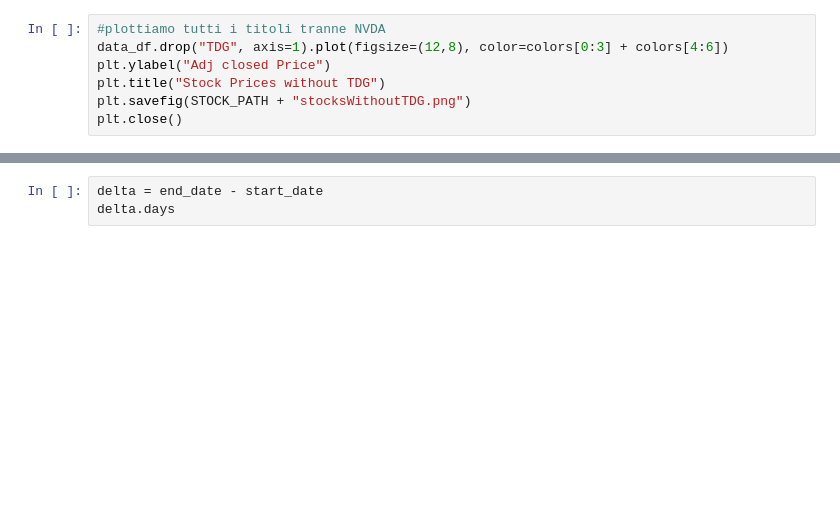
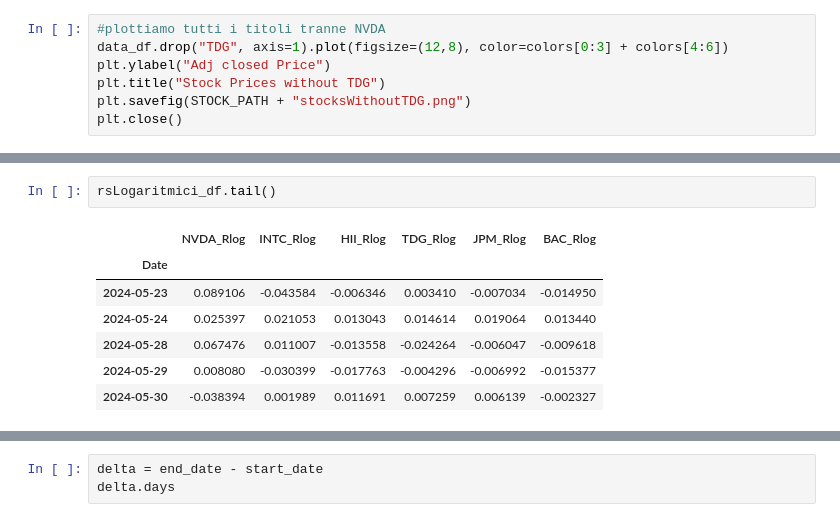
Before and after one commit to IlRickIs/BISF-project, a Jupyter notebook: project.ipynb, the cells around one changed output, grey strips where cells are left out. Drawn from its saved outputs; the diff is of its cells as text; blank space fills up the shorter version.

```diff
--- a/project.ipynb
+++ b/project.ipynb
@@ -128,3 +132,13 @@ rsLogaritmici_df.head()
+# %%
+rsLogaritmici_df.tail()
+# %% [output]
+|  | NVDA_Rlog | INTC_Rlog | HII_Rlog | TDG_Rlog | JPM_Rlog | BAC_Rlog |
+| Date |  |  |  |  |  |  |
+| 2024-05-23 | 0.089106 | -0.043584 | -0.006346 | 0.003410 | -0.007034 | -0.014950 |
+| 2024-05-24 | 0.025397 | 0.021053 | 0.013043 | 0.014614 | 0.019064 | 0.013440 |
+| 2024-05-28 | 0.067476 | 0.011007 | -0.013558 | -0.024264 | -0.006047 | -0.009618 |
+| 2024-05-29 | 0.008080 | -0.030399 | -0.017763 | -0.004296 | -0.006992 | -0.015377 |
+| 2024-05-30 | -0.038394 | 0.001989 | 0.011691 | 0.007259 | 0.006139 | -0.002327 |
 # %%
 cum_df = rsLordi_df.cumprod()
 cum_df.columns = [col.replace("RSlordo", "Rcomposito") for col in cum_df.columns]
```
Also changed, not shown: parts of 40 cells of this notebook, 2 other files.
